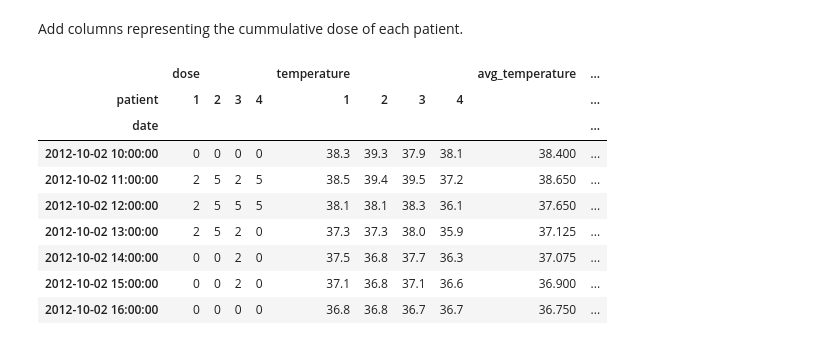
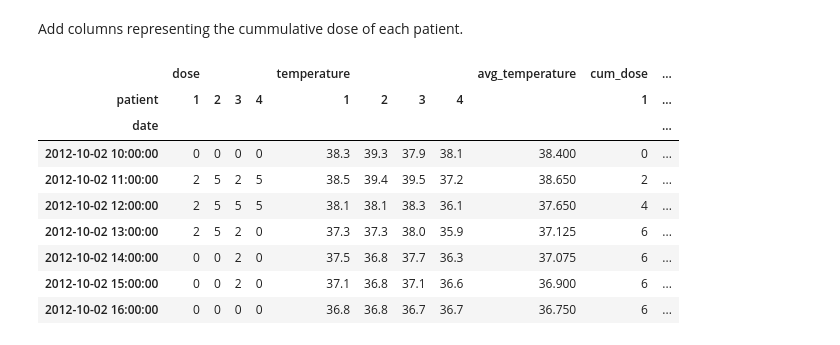
Before and after one commit to gjbex/training-material, a Jupyter notebook: Python/Pandas/patients.ipynb, the cells around one changed output. Drawn from its saved outputs; the diff is of its cells as text; code cells hidden in the pictures.

```diff
--- a/Python/Pandas/patients.ipynb
+++ b/Python/Pandas/patients.ipynb
@@ -129,16 +130,16 @@ timeseries['dose'].cumsum()
 Add columns representing the cummulative dose of each patient.
 # %%
 for patient_id in timeseries['dose'].columns:
-    timeseries['cumm_dose', patient_id] = timeseries['dose', patient_id].cumsum()
+    timeseries['cum_dose', patient_id] = timeseries['dose', patient_id].cumsum()
 timeseries
 # %% [output]
-|  | dose |  |  |  | temperature |  |  |  | avg_temperature | ... |
-| patient | 1 | 2 | 3 | 4 | 1 | 2 | 3 | 4 |  | ... |
-| date |  |  |  |  |  |  |  |  |  | ... |
-| 2012-10-02 10:00:00 | 0 | 0 | 0 | 0 | 38.3 | 39.3 | 37.9 | 38.1 | 38.400 | ... |
-| 2012-10-02 11:00:00 | 2 | 5 | 2 | 5 | 38.5 | 39.4 | 39.5 | 37.2 | 38.650 | ... |
-| 2012-10-02 12:00:00 | 2 | 5 | 5 | 5 | 38.1 | 38.1 | 38.3 | 36.1 | 37.650 | ... |
-| 2012-10-02 13:00:00 | 2 | 5 | 2 | 0 | 37.3 | 37.3 | 38.0 | 35.9 | 37.125 | ... |
-| 2012-10-02 14:00:00 | 0 | 0 | 2 | 0 | 37.5 | 36.8 | 37.7 | 36.3 | 37.075 | ... |
-| 2012-10-02 15:00:00 | 0 | 0 | 2 | 0 | 37.1 | 36.8 | 37.1 | 36.6 | 36.900 | ... |
-| 2012-10-02 16:00:00 | 0 | 0 | 0 | 0 | 36.8 | 36.8 | 36.7 | 36.7 | 36.750 | ... |
+|  | dose |  |  |  | temperature |  |  |  | avg_temperature | cum_dose | ... |
+| patient | 1 | 2 | 3 | 4 | 1 | 2 | 3 | 4 |  | 1 | ... |
+| date |  |  |  |  |  |  |  |  |  |  | ... |
+| 2012-10-02 10:00:00 | 0 | 0 | 0 | 0 | 38.3 | 39.3 | 37.9 | 38.1 | 38.400 | 0 | ... |
+| 2012-10-02 11:00:00 | 2 | 5 | 2 | 5 | 38.5 | 39.4 | 39.5 | 37.2 | 38.650 | 2 | ... |
+| 2012-10-02 12:00:00 | 2 | 5 | 5 | 5 | 38.1 | 38.1 | 38.3 | 36.1 | 37.650 | 4 | ... |
+| 2012-10-02 13:00:00 | 2 | 5 | 2 | 0 | 37.3 | 37.3 | 38.0 | 35.9 | 37.125 | 6 | ... |
+| 2012-10-02 14:00:00 | 0 | 0 | 2 | 0 | 37.5 | 36.8 | 37.7 | 36.3 | 37.075 | 6 | ... |
+| 2012-10-02 15:00:00 | 0 | 0 | 2 | 0 | 37.1 | 36.8 | 37.1 | 36.6 | 36.900 | 6 | ... |
+| 2012-10-02 16:00:00 | 0 | 0 | 0 | 0 | 36.8 | 36.8 | 36.7 | 36.7 | 36.750 | 6 | ... |
```
Also changed, not shown: parts of 13 cells of this notebook.
